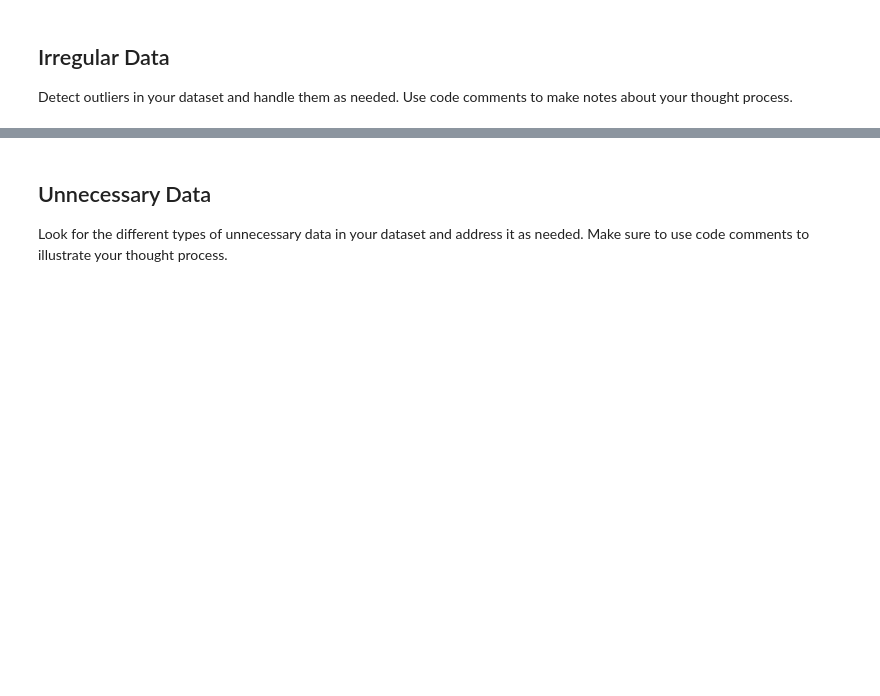
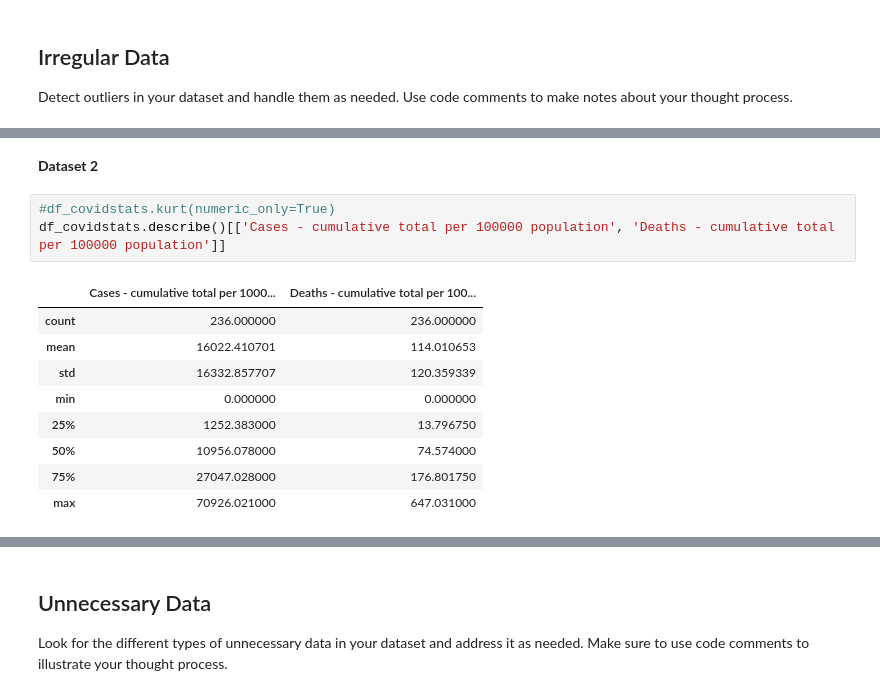
Before and after one commit to hollyhira/cleaning-data-checkpoint3, a Jupyter notebook: checkpoint-three.ipynb, the cells around one changed output, grey strips where cells are left out. Cells and saved outputs as stored; diff of their text form; blank space fills up the shorter version.

```diff
--- a/checkpoint-three.ipynb
+++ b/checkpoint-three.ipynb
@@ -360,0 +407,15 @@ dtype: float64
+# %% [markdown]
+**Dataset 2**
+# %%
+#df_covidstats.kurt(numeric_only=True)
+df_covidstats.describe()[['Cases - cumulative total per 100000 population', 'Deaths - cumulative total per 100000 population']]
+# %% [output]
+|  | Cases - cumulative total per 1000... | Deaths - cumulative total per 100... |
+| count | 236.000000 | 236.000000 |
+| mean | 16022.410701 | 114.010653 |
+| std | 16332.857707 | 120.359339 |
+| min | 0.000000 | 0.000000 |
+| 25% | 1252.383000 | 13.796750 |
+| 50% | 10956.078000 | 74.574000 |
+| 75% | 27047.028000 | 176.801750 |
+| max | 70926.021000 | 647.031000 |
```
Also changed, not shown: parts of 28 cells of this notebook, 2 other files.
